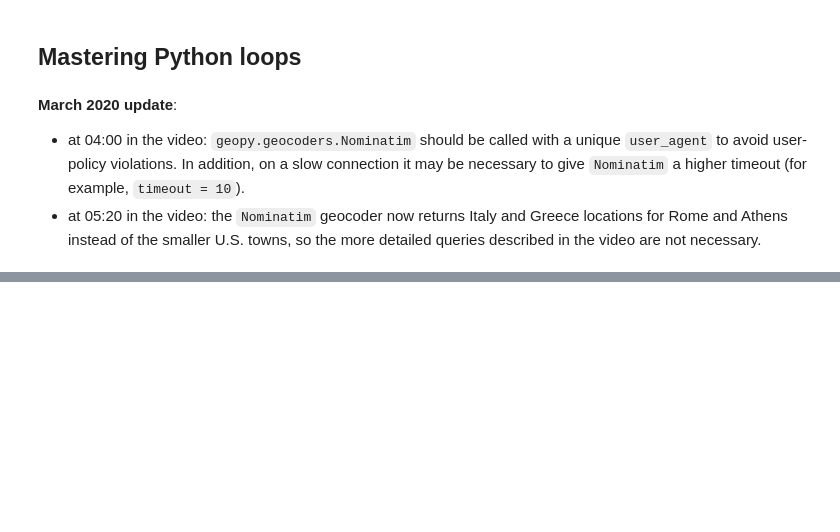
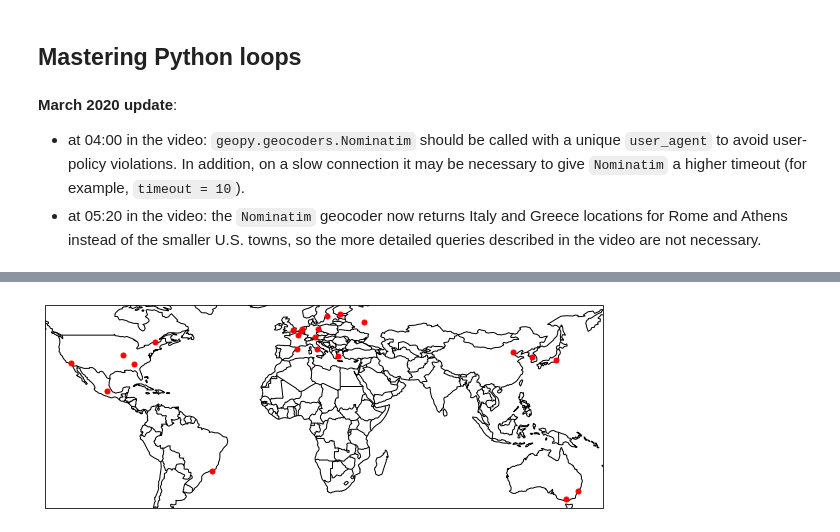
Before and after one commit to IvanaEscobar/sandbox, a Jupyter notebook: efficientPy/Exercise Files/chapter2/02_03/02_03_loops_begin.ipynb, the cells around one changed output, grey strips where cells are left out. Drawn from its saved outputs; the diff is of its cells as text; code cells hidden in the pictures; blank space fills up the shorter version.

```diff
--- a/efficientPy/Exercise Files/chapter2/02_03/02_03_loops_begin.ipynb
+++ b/efficientPy/Exercise Files/chapter2/02_03/02_03_loops_begin.ipynb
@@ -18,0 +41,3 @@ import geopy
+# %%
+for game in open('games.txt','r'):
+    print(game, end='')
@@ -18,0 +62,8 @@ import geopy
+# %%
+for game in open('games.txt','r'):
+    words = game.split()
+
+    city = ' '.join(words[:-1])
+    year = words[-1].strip('()')
+
+    print(city, year)
@@ -18,0 +88,11 @@ import geopy
+# %%
+cities, years = [], []
+
+for game in open('games.txt','r'):
+    words = game.split()
+
+    city = ' '.join(words[:-1])
+    year = words[-1].strip('()')
+
+    cities.append(city)
+    years.append(year)
@@ -18,0 +101,8 @@ import geopy
+# %%
+geolocator = geopy.geocoders.Nominatim(user_agent = 'test',\
+                                       timeout=10)
+
+locations = {}
+for city in cities:
+    print("Locating", city)
+    locations[city] = geolocator.geocode(city.split('/')[0])
@@ -18,0 +140,11 @@ import geopy
+# %%
+pp.figure(figsize=(10,5))
+
+ax = pp.axes(projection=ccrs.PlateCarree())
+ax.coastlines('110m')
+ax.add_feature(cartopy.feature.BORDERS)
+
+for city,pos in locations.items():
+    ax.plot(pos.longitude,pos.latitude,'r.',markersize=10)
+# %% [output]
+[figure, added]
```
Also changed, not shown: parts of 17 cells of this notebook, 3 other files.
